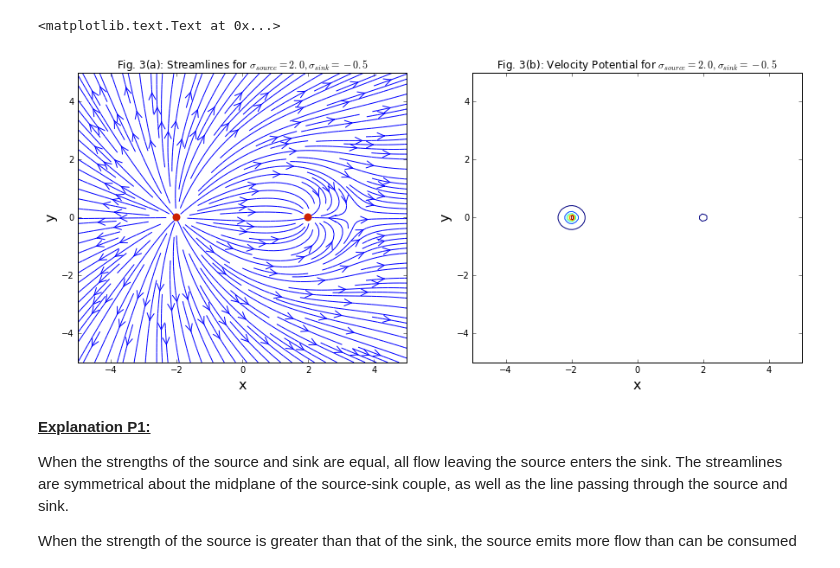
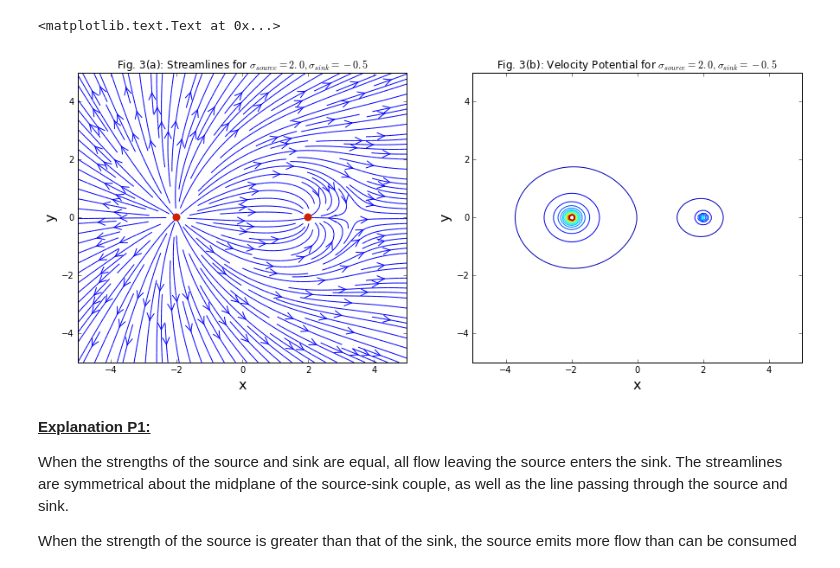
Before and after one commit to shantanu7/AeroPython, a Jupyter notebook: MAE6226_Aero_Hydro/HW02_Bailoor.ipynb, the cells around one changed output. Saved outputs shown, nothing was run; the diff lists cells and outputs as text; code cells hidden in the pictures.

```diff
--- a/MAE6226_Aero_Hydro/HW02_Bailoor.ipynb
+++ b/MAE6226_Aero_Hydro/HW02_Bailoor.ipynb
@@ -117,25 +119,25 @@ Velocity = numpy.sqrt(u_source**2 + v_source**2) + numpy.sqrt(u_sink**2 + v_sink
 # %%
 pyplot.figure(figsize=(15, 6))
 
 pyplot.subplot(121)
 pyplot.xlabel('x', fontsize=16)
 pyplot.ylabel('y', fontsize=16)
 pyplot.xlim(Xmin, Xmax)
 pyplot.ylim(Ymin, Ymax)
 pyplot.streamplot(X, Y, xvelo, yvelo, density=2, linewidth=1, arrowsize=2, arrowstyle='->')
 pyplot.scatter([x_source, x_sink], [y_source, y_sink], color='#CD2305', s=80, marker='o', linewidth=0);
 pyplot.title('Fig. 3(a): Streamlines for $\sigma_{source} = 2.0, \sigma_{sink} = -0.5 $')
 
 pyplot.subplot(122)
 pyplot.xlabel('x', fontsize=16)
 pyplot.ylabel('y', fontsize=16)
 pyplot.xlim(Xmin, Xmax)
 pyplot.ylim(Ymin, Ymax)
-pyplot.contour(X,Y, Velocity)
+pyplot.contour(X,Y, Velocity, levels = numpy.linspace(0,4,21))
 pyplot.title('Fig. 3(b): Velocity Potential for $\sigma_{source} = 2.0, \sigma_{sink} = -0.5 $')
 # %% [output]
 <matplotlib.text.Text at 0x...>
-[figure, old version]
+[figure, new version]
 # %% [markdown]
 <b><u>Explanation P1:</u></b> <br>
 
```
Also changed, not shown: parts of 3 cells of this notebook.
